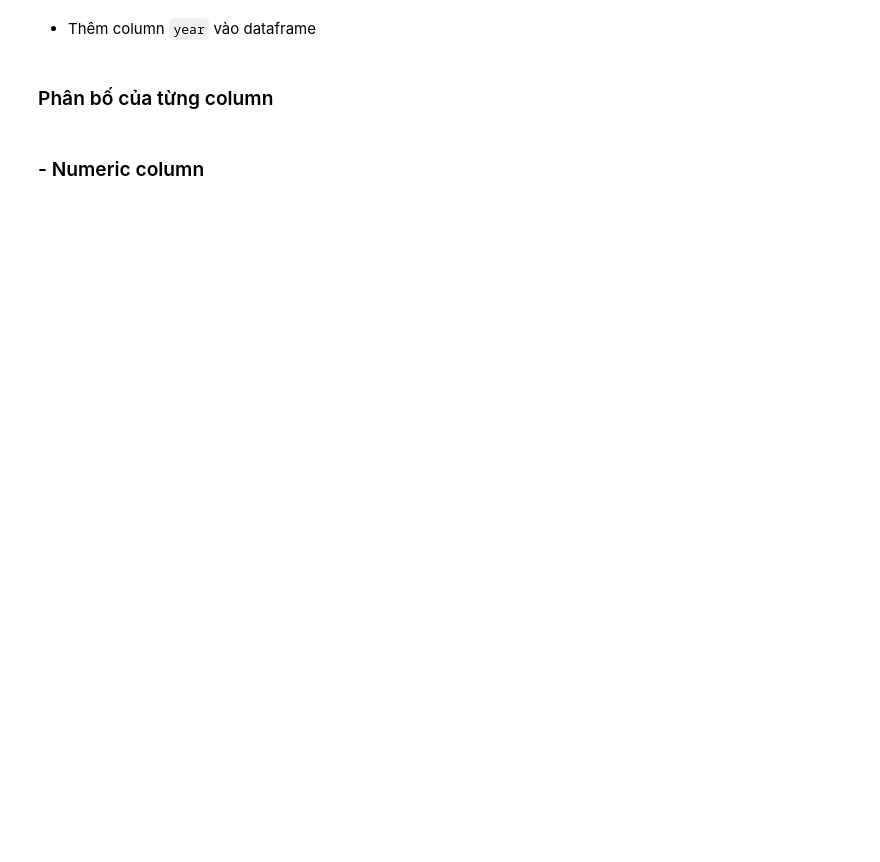
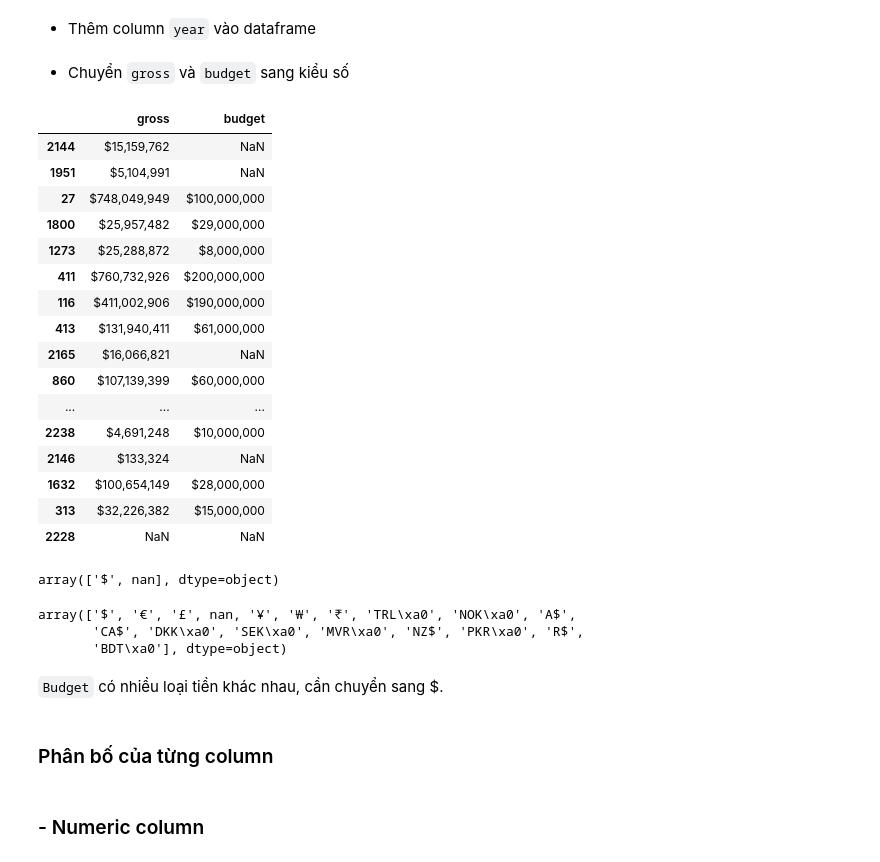
Before and after one commit to Eakan-Git/Introduction-to-Data-Science, a Jupyter notebook: data_explorations.ipynb, the cells around one changed output. Cells and saved outputs as stored; diff of their text form; code cells hidden in the pictures; blank space fills up the shorter version.

```diff
--- a/data_explorations.ipynb
+++ b/data_explorations.ipynb
@@ -176,3 +185,25 @@ df['release_date'] = df['release_date'].apply(lambda x: try_parsing_date(x) if(t
 * Thêm column `year` vào dataframe
 # %%
 df['year'] = df['release_date'].apply(lambda x: x.year)
+# %% [markdown]
+- Chuyển `gross` và `budget` sang kiểu số
+# %%
+df[['gross', 'budget']].sample(20)
+# %% [output]
+|  | gross | budget |
+| 2144 | $15,159,762 | NaN |
+| 1951 | $5,104,991 | NaN |
+| 27 | $748,049,949 | $100,000,000 |
+| 1800 | $25,957,482 | $29,000,000 |
+| 1273 | $25,288,872 | $8,000,000 |
+| 411 | $760,732,926 | $200,000,000 |
+| 116 | $411,002,906 | $190,000,000 |
+| 413 | $131,940,411 | $61,000,000 |
+| 2165 | $16,066,821 | NaN |
+| 860 | $107,139,399 | $60,000,000 |
+| ... | ... | ... |
+| 2238 | $4,691,248 | $10,000,000 |
+| 2146 | $133,324 | NaN |
+| 1632 | $100,654,149 | $28,000,000 |
+| 313 | $32,226,382 | $15,000,000 |
+| 2228 | NaN | NaN |
@@ -178,0 +219,14 @@ df['year'] = df['release_date'].apply(lambda x: x.year)
+# %%
+units = df['gross'].apply(lambda x: get_unit(x) if(type(x) == str) else x).unique()
+units
+# %% [output]
+array(['$', nan], dtype=object)
+# %%
+units = df['budget'].apply(lambda x: get_unit(x) if(type(x) == str) else x).unique()
+units
+# %% [output]
+array(['$', '€', '£', nan, '¥', '₩', '₹', 'TRL\xa0', 'NOK\xa0', 'A$',
+       'CA$', 'DKK\xa0', 'SEK\xa0', 'MVR\xa0', 'NZ$', 'PKR\xa0', 'R$',
+       'BDT\xa0'], dtype=object)
+# %% [markdown]
+`Budget` có nhiều loại tiền khác nhau, cần chuyển sang $.
```
Also changed, not shown: parts of 48 cells of this notebook.
